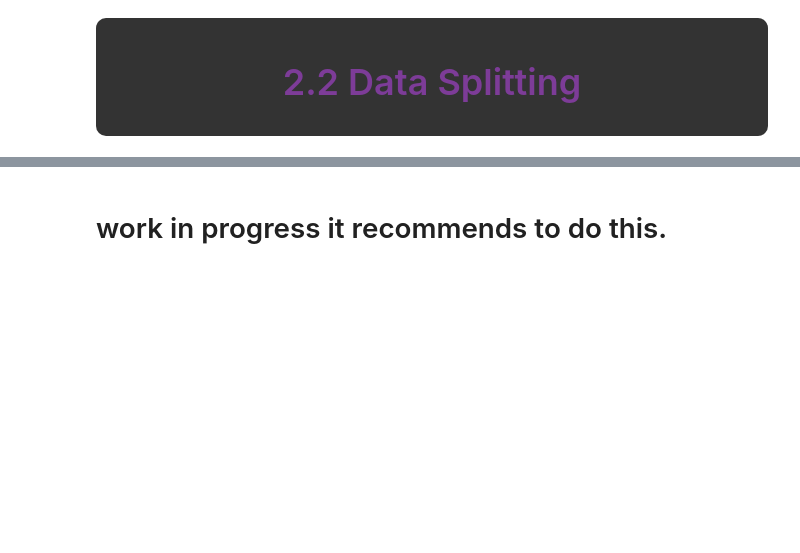
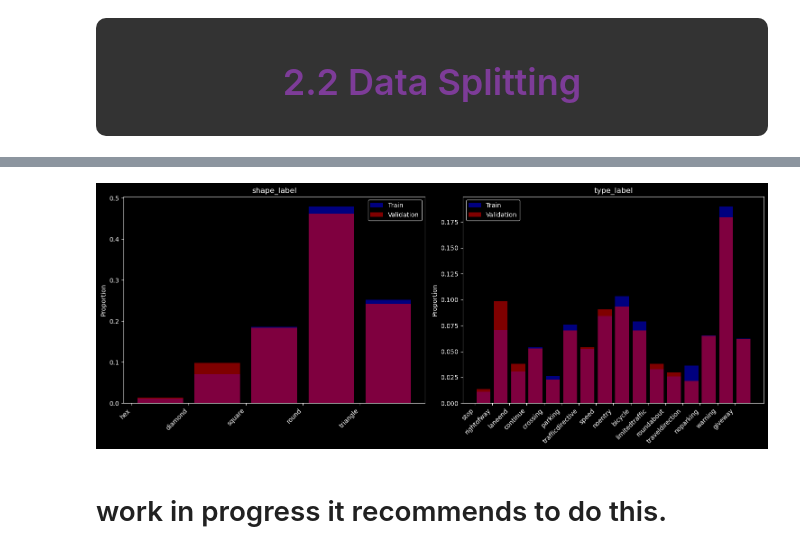
Before and after one commit to des1-gner/trafficsigns-main, a Jupyter notebook: s3952320_s3900481.ipynb, the cells around one changed output, grey strips where cells are left out. Cells and saved outputs as stored; diff of their text form; code cells hidden in the pictures; blank space fills up the shorter version.

```diff
--- a/s3952320_s3900481.ipynb
+++ b/s3952320_s3900481.ipynb
@@ -485,3 +485,41 @@ NameError: name 'preprocess_input' is not defined
+# %%
+import matplotlib.pyplot as plt
+
+# Create a grid of subplots
+plt.figure(figsize=(15, 6))
+
+for i, col in enumerate(['shape_label', 'type_label']):
+    plt.subplot(1, 2, i+1)
+
+    # Get the unique labels for the current column
+    if col == 'shape_label':
+        unique_values = shape_encoder.inverse_transform(df[col].unique())
+    else:
+        unique_values = type_encoder.inverse_transform(df[col].unique())
+
+    # Calculate the distribution of labels for the training set
+    train_dist = df.loc[train_indices, col].apply(lambda x: shape_encoder.inverse_transform([x])[0] if col == 'shape_label' else type_encoder.inverse_transform([x])[0]).value_counts(normalize=True)
+    train_dist = train_dist.reindex(unique_values, fill_value=0)
+
+    # Calculate the distribution of labels for the validation set
+    val_dist = df.loc[val_indices, col].apply(lambda x: shape_encoder.inverse_transform([x])[0] if col == 'shape_label' else type_encoder.inverse_transform([x])[0]).value_counts(normalize=True)
+    val_dist = val_dist.reindex(unique_values, fill_value=0)
+
+    # Plot the distribution of labels for the training set
+    plt.hist(train_dist.index, bins=range(len(unique_values) + 1), weights=train_dist.values, alpha=0.5, color='b', label='Train', rwidth=0.8)
+
+    # Plot the distribution of labels for the validation set
+    plt.hist(val_dist.index, bins=range(len(unique_values) + 1), weights=val_dist.values, alpha=0.5, color='r', label='Validation', rwidth=0.8)
+
+    plt.title(col)
+    plt.xticks(range(len(unique_values)), unique_values, rotation=45, ha='right')
+    plt.ylabel('Proportion')
+    plt.legend()
+
+plt.tight_layout()
+plt.show()
+# %% [output]
+[figure, added]
 # %% [markdown]
 # work in progress it recommends to do this.
 # %%
```
Also changed, not shown: parts of 25 cells of this notebook.
